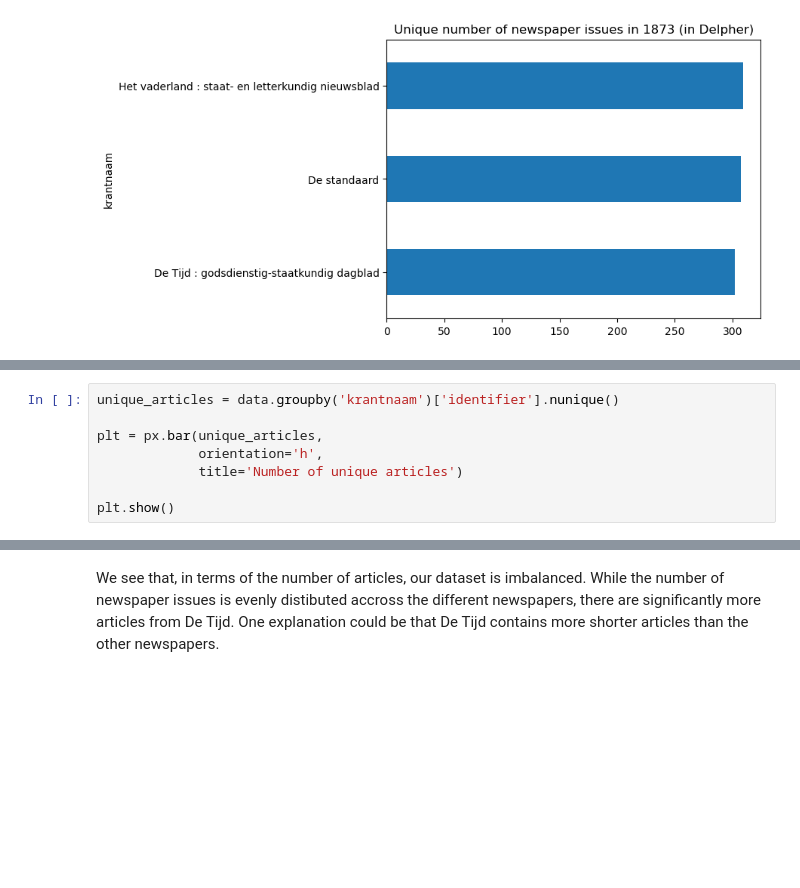
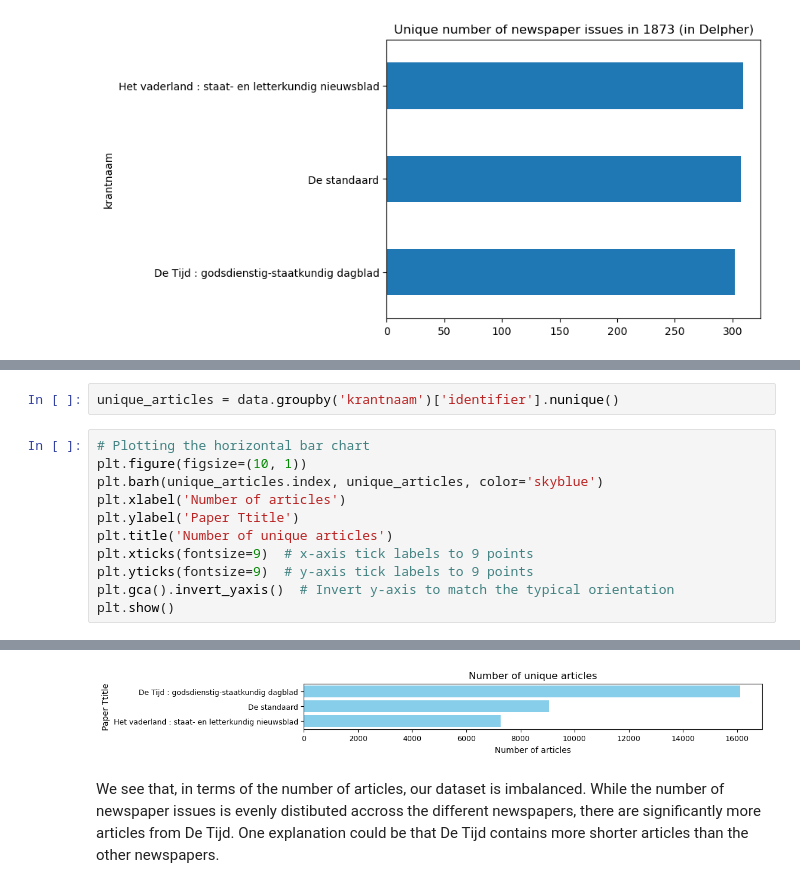
Before and after one commit to KBNLresearch/TutorialSummerschool, a Jupyter notebook: 02_Loading_data_and_visualizing_corpus.ipynb, the cells around one changed output, grey strips where cells are left out. Drawn from its saved outputs; the diff is of its cells as text; blank space fills up the shorter version.

```diff
--- a/02_Loading_data_and_visualizing_corpus.ipynb
+++ b/02_Loading_data_and_visualizing_corpus.ipynb
@@ -190,10 +179,15 @@ fig.show()
 Next, let's look at the distribution of articles per newspaper. With a simple bar plot, we can visualize the total number of articles for each newspaper.
+# %%
+unique_articles = data.groupby('krantnaam')['identifier'].nunique()
 # %%
-unique_articles = data.groupby('krantnaam')['identifier'].nunique()
-
-plt = px.bar(unique_articles,
-             orientation='h',
-             title='Number of unique articles')
-
+# Plotting the horizontal bar chart
+plt.figure(figsize=(10, 1))
+plt.barh(unique_articles.index, unique_articles, color='skyblue')
+plt.xlabel('Number of articles')
+plt.ylabel('Paper Ttitle')
+plt.title('Number of unique articles')
+plt.xticks(fontsize=9)  # x-axis tick labels to 9 points
+plt.yticks(fontsize=9)  # y-axis tick labels to 9 points
+plt.gca().invert_yaxis()  # Invert y-axis to match the typical orientation
 plt.show()
 # %% [output]
@@ -201,3 +194,4 @@ plt.show()
+[figure, added]
 # %% [markdown]
 We see that, in terms of the number of articles, our dataset is imbalanced. While the number of newspaper issues is evenly distibuted accross the different newspapers, there are significantly more articles from De Tijd. One explanation could be that De Tijd contains more shorter articles than the other newspapers.
 # %% [markdown]
```
Also changed, not shown: parts of 27 cells of this notebook.
